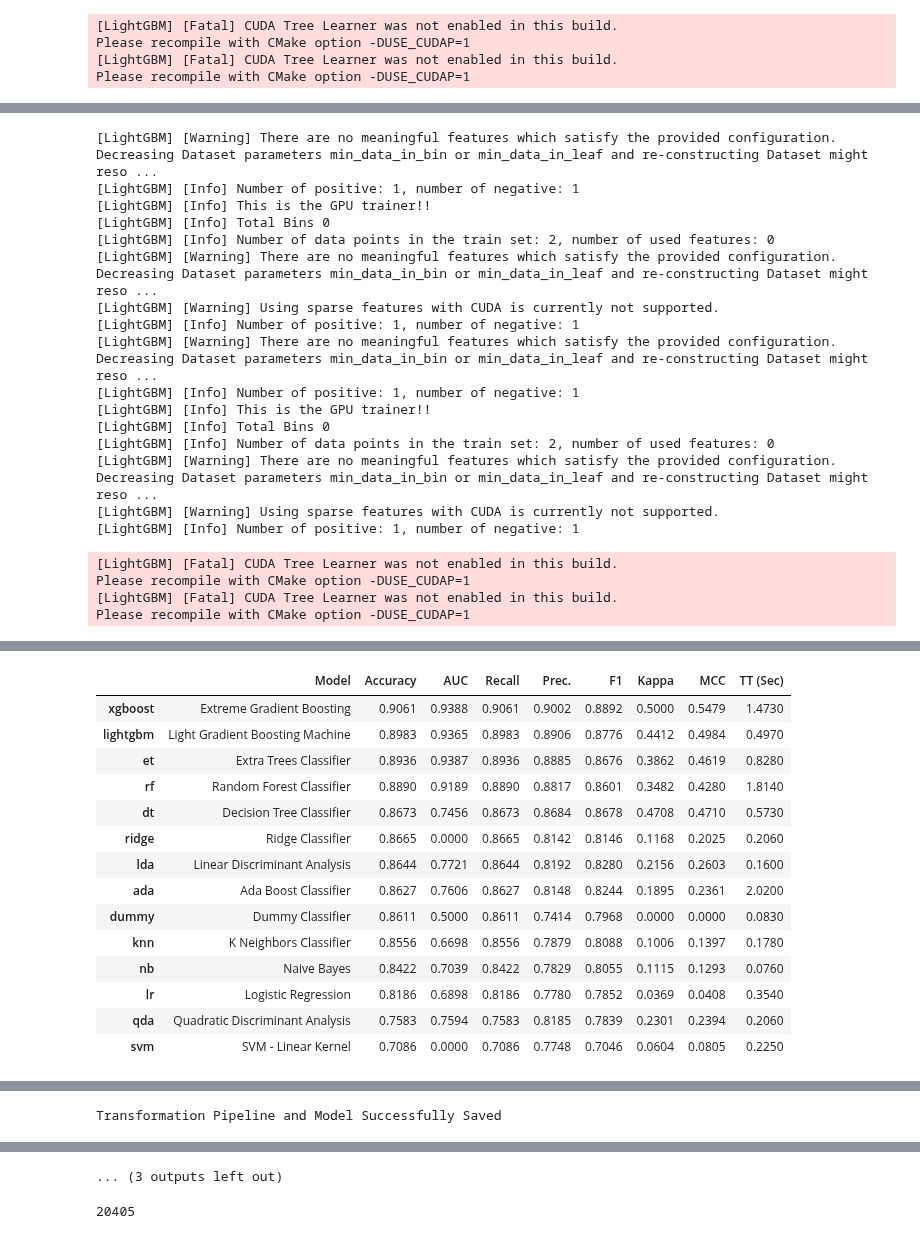
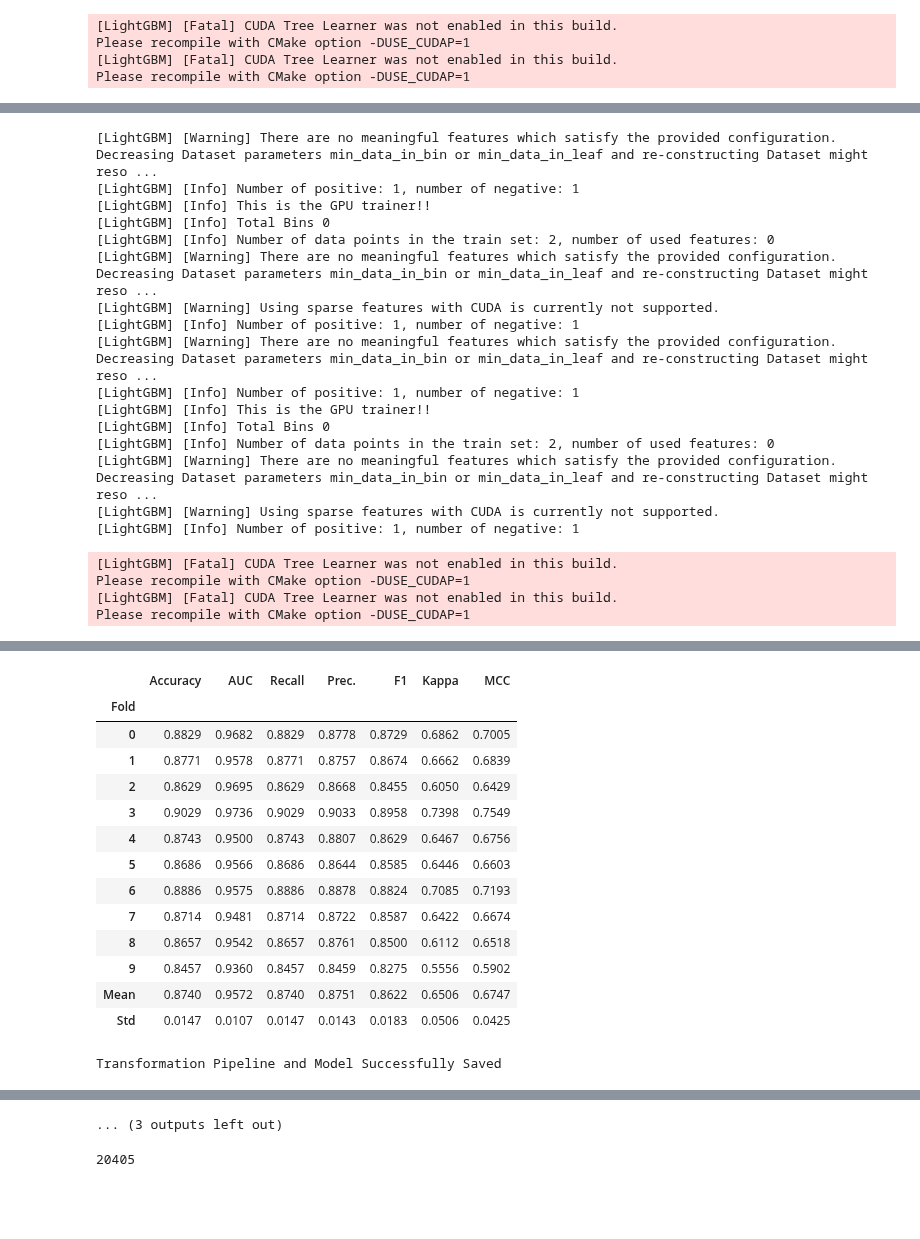
Before and after one commit to henokali1/trdr, a Jupyter notebook: ml/pg.ipynb, the cells around one changed output, grey strips where cells are left out. Cells and saved outputs as stored; diff of their text form; code cells hidden in the pictures; blank space fills up the shorter version.

```diff
--- a/ml/pg.ipynb
+++ b/ml/pg.ipynb
@@ -116,11 +116,11 @@ import pandas as pd
 
 exp = ClassificationExperiment()
 dataset_path = '../../data/'
-data = df
+data = pd.read_csv(f'{dataset_path}5000.csv')
 # data.replace([np.inf, -np.inf], np.nan, inplace=True)
 s = setup(data, target = 'signal', session_id = 123, use_gpu=True)
-# model = create_model(LGBMClassifier())
-model = compare_models(exclude='gbc')
+model = create_model(LGBMClassifier())
+# model = compare_models(exclude='gbc')
 # validation_scores = pull()
 # accuracy_mean = validation_scores['Accuracy']['Mean']
 
@@ -196,38 +197,37 @@ Please recompile with CMake option -DUSE_CUDAP=1
 [LightGBM] [Warning] There are no meaningful features which satisfy the provided configuration. Decreasing Dataset parameters min_data_in_bin or min_data_in_leaf and re-constructing Dataset might reso ...
 [LightGBM] [Info] Number of positive: 1, number of negative: 1
 [LightGBM] [Info] This is the GPU trainer!!
 [LightGBM] [Info] Total Bins 0
 [LightGBM] [Info] Number of data points in the train set: 2, number of used features: 0
 [LightGBM] [Warning] There are no meaningful features which satisfy the provided configuration. Decreasing Dataset parameters min_data_in_bin or min_data_in_leaf and re-constructing Dataset might reso ...
 [LightGBM] [Warning] Using sparse features with CUDA is currently not supported.
 [LightGBM] [Info] Number of positive: 1, number of negative: 1
 [LightGBM] [Warning] There are no meaningful features which satisfy the provided configuration. Decreasing Dataset parameters min_data_in_bin or min_data_in_leaf and re-constructing Dataset might reso ...
 [LightGBM] [Info] Number of positive: 1, number of negative: 1
 [LightGBM] [Info] This is the GPU trainer!!
 [LightGBM] [Info] Total Bins 0
 [LightGBM] [Info] Number of data points in the train set: 2, number of used features: 0
 [LightGBM] [Warning] There are no meaningful features which satisfy the provided configuration. Decreasing Dataset parameters min_data_in_bin or min_data_in_leaf and re-constructing Dataset might reso ...
 [LightGBM] [Warning] Using sparse features with CUDA is currently not supported.
 [LightGBM] [Info] Number of positive: 1, number of negative: 1
 [LightGBM] [Fatal] CUDA Tree Learner was not enabled in this build.
 Please recompile with CMake option -DUSE_CUDAP=1
 [LightGBM] [Fatal] CUDA Tree Learner was not enabled in this build.
 Please recompile with CMake option -DUSE_CUDAP=1
 [interactive output not drawn]
-|  | Model | Accuracy | AUC | Recall | Prec. | F1 | Kappa | MCC | TT (Sec) |
-| xgboost | Extreme Gradient Boosting | 0.9061 | 0.9388 | 0.9061 | 0.9002 | 0.8892 | 0.5000 | 0.5479 | 1.4730 |
-| lightgbm | Light Gradient Boosting Machine | 0.8983 | 0.9365 | 0.8983 | 0.8906 | 0.8776 | 0.4412 | 0.4984 | 0.4970 |
-| et | Extra Trees Classifier | 0.8936 | 0.9387 | 0.8936 | 0.8885 | 0.8676 | 0.3862 | 0.4619 | 0.8280 |
-| rf | Random Forest Classifier | 0.8890 | 0.9189 | 0.8890 | 0.8817 | 0.8601 | 0.3482 | 0.4280 | 1.8140 |
-| dt | Decision Tree Classifier | 0.8673 | 0.7456 | 0.8673 | 0.8684 | 0.8678 | 0.4708 | 0.4710 | 0.5730 |
-| ridge | Ridge Classifier | 0.8665 | 0.0000 | 0.8665 | 0.8142 | 0.8146 | 0.1168 | 0.2025 | 0.2060 |
-| lda | Linear Discriminant Analysis | 0.8644 | 0.7721 | 0.8644 | 0.8192 | 0.8280 | 0.2156 | 0.2603 | 0.1600 |
-| ada | Ada Boost Classifier | 0.8627 | 0.7606 | 0.8627 | 0.8148 | 0.8244 | 0.1895 | 0.2361 | 2.0200 |
-| dummy | Dummy Classifier | 0.8611 | 0.5000 | 0.8611 | 0.7414 | 0.7968 | 0.0000 | 0.0000 | 0.0830 |
-| knn | K Neighbors Classifier | 0.8556 | 0.6698 | 0.8556 | 0.7879 | 0.8088 | 0.1006 | 0.1397 | 0.1780 |
-| nb | Naive Bayes | 0.8422 | 0.7039 | 0.8422 | 0.7829 | 0.8055 | 0.1115 | 0.1293 | 0.0760 |
-| lr | Logistic Regression | 0.8186 | 0.6898 | 0.8186 | 0.7780 | 0.7852 | 0.0369 | 0.0408 | 0.3540 |
-| qda | Quadratic Discriminant Analysis | 0.7583 | 0.7594 | 0.7583 | 0.8185 | 0.7839 | 0.2301 | 0.2394 | 0.2060 |
-| svm | SVM - Linear Kernel | 0.7086 | 0.0000 | 0.7086 | 0.7748 | 0.7046 | 0.0604 | 0.0805 | 0.2250 |
+|  | Accuracy | AUC | Recall | Prec. | F1 | Kappa | MCC |
+| Fold |  |  |  |  |  |  |  |
+| 0 | 0.8829 | 0.9682 | 0.8829 | 0.8778 | 0.8729 | 0.6862 | 0.7005 |
+| 1 | 0.8771 | 0.9578 | 0.8771 | 0.8757 | 0.8674 | 0.6662 | 0.6839 |
+| 2 | 0.8629 | 0.9695 | 0.8629 | 0.8668 | 0.8455 | 0.6050 | 0.6429 |
+| 3 | 0.9029 | 0.9736 | 0.9029 | 0.9033 | 0.8958 | 0.7398 | 0.7549 |
+| 4 | 0.8743 | 0.9500 | 0.8743 | 0.8807 | 0.8629 | 0.6467 | 0.6756 |
+| 5 | 0.8686 | 0.9566 | 0.8686 | 0.8644 | 0.8585 | 0.6446 | 0.6603 |
+| 6 | 0.8886 | 0.9575 | 0.8886 | 0.8878 | 0.8824 | 0.7085 | 0.7193 |
+| 7 | 0.8714 | 0.9481 | 0.8714 | 0.8722 | 0.8587 | 0.6422 | 0.6674 |
+| 8 | 0.8657 | 0.9542 | 0.8657 | 0.8761 | 0.8500 | 0.6112 | 0.6518 |
+| 9 | 0.8457 | 0.9360 | 0.8457 | 0.8459 | 0.8275 | 0.5556 | 0.5902 |
+| Mean | 0.8740 | 0.9572 | 0.8740 | 0.8751 | 0.8622 | 0.6506 | 0.6747 |
+| Std | 0.0147 | 0.0107 | 0.0147 | 0.0143 | 0.0183 | 0.0506 | 0.0425 |
+Transformation Pipeline and Model Successfully Saved
 [interactive output not drawn]
-Transformation Pipeline and Model Successfully Saved
```
Also changed, not shown: parts of 1 cell of this notebook.
